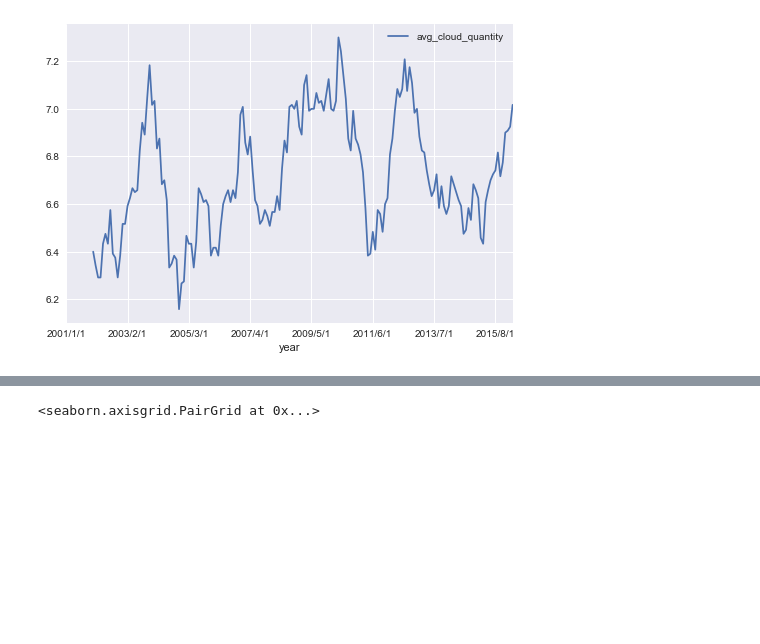
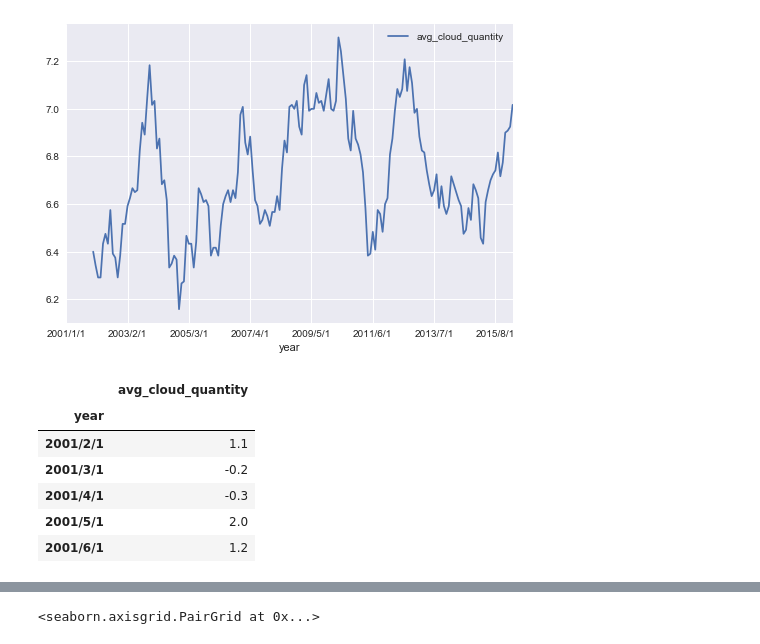
Before and after one commit to taishiroyamada/graduation_thesis_dayo, a Jupyter notebook: sotsuron_data4.ipynb, the cells around one changed output, grey strips where cells are left out. Saved outputs shown, nothing was run; the diff lists cells and outputs as text; code cells hidden in the pictures; blank space fills up the shorter version.

```diff
--- a/sotsuron_data4.ipynb
+++ b/sotsuron_data4.ipynb
@@ -123,6 +125,16 @@ cloud_moving_avg.plot()
 [figure]
 [figure]
 [figure]
+# %%
+cloud_diff.head()
+# %% [output]
+|  | avg_cloud_quantity |
+| year |  |
+| 2001/2/1 | 1.1 |
+| 2001/3/1 | -0.2 |
+| 2001/4/1 | -0.3 |
+| 2001/5/1 | 2.0 |
+| 2001/6/1 | 1.2 |
 # %%
 #差分系列のplot
 temp_diff.plot()
```
Also changed, not shown: parts of 36 cells of this notebook, 1 other file.
